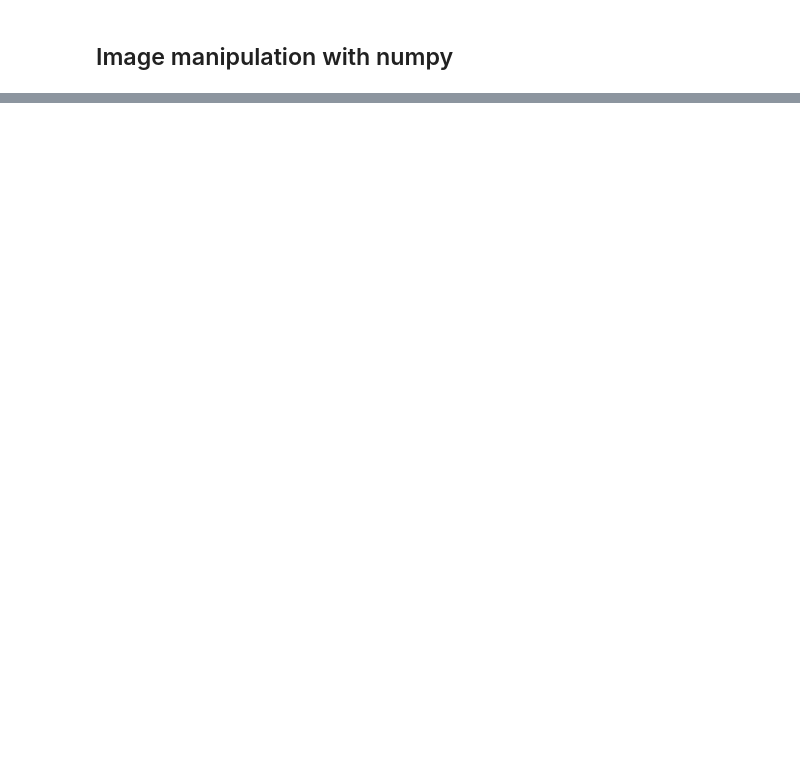
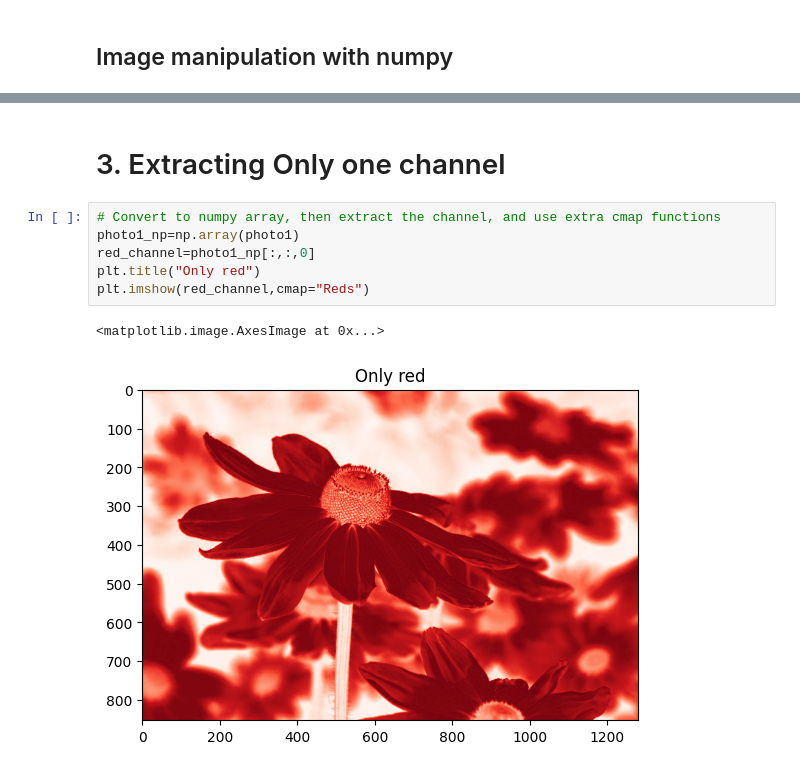
Before and after one commit to 00AbHi00/Data-Science, a Jupyter notebook: numpy2_img.ipynb, the cells around one changed output, grey strips where cells are left out. Drawn from its saved outputs; the diff is of its cells as text; blank space fills up the shorter version.

Commit message:
Image manipulation techniques using numpy

```diff
--- a/numpy2_img.ipynb
+++ b/numpy2_img.ipynb
@@ -32,0 +60,11 @@ plt.show()
+# %% [markdown]
+# 3. Extracting Only one channel
+# %%
+# Convert to numpy array, then extract the channel, and use extra cmap functions
+photo1_np=np.array(photo1)
+red_channel=photo1_np[:,:,0]
+plt.title("Only red")
+plt.imshow(red_channel,cmap="Reds")
+# %% [output]
+<matplotlib.image.AxesImage at 0x...>
+[figure, added]
```
Also changed, not shown: parts of 6 cells of this notebook.
